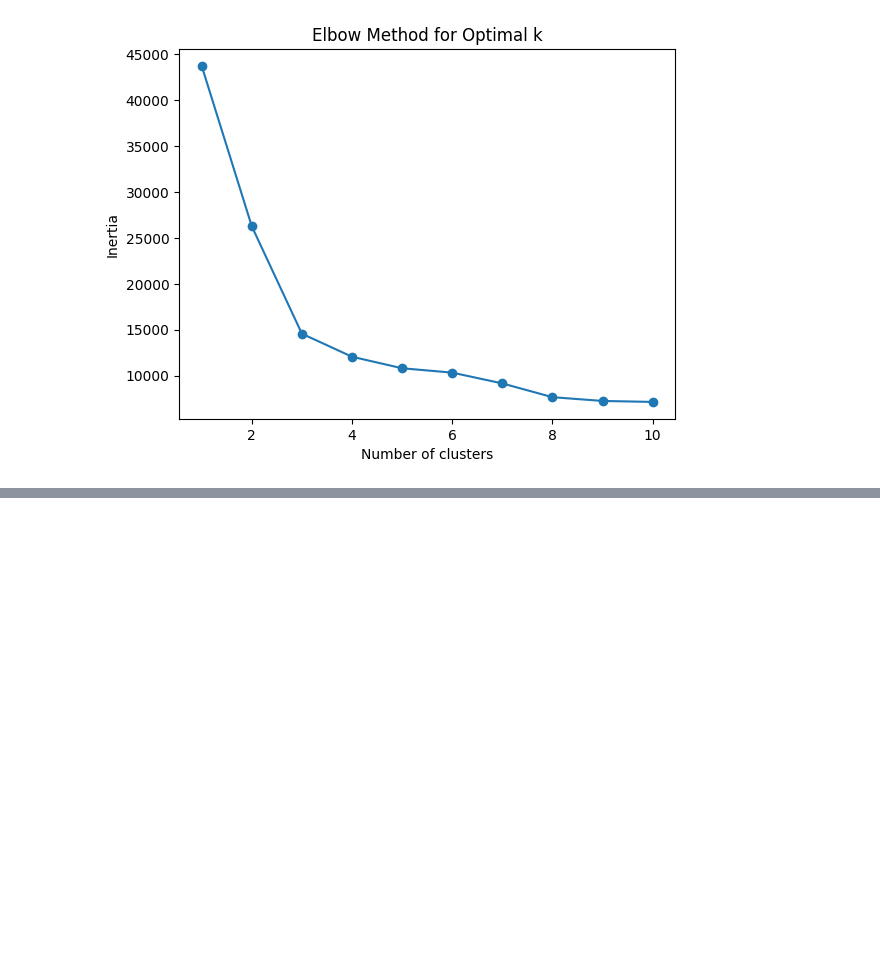
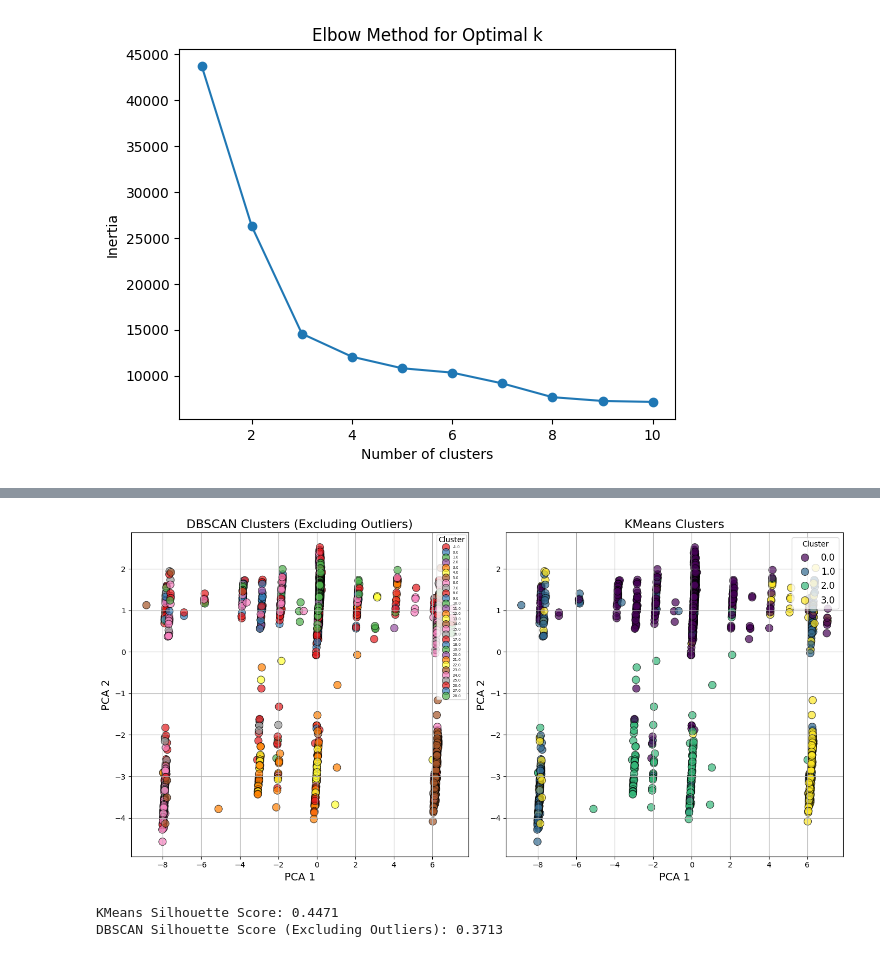
Before and after one commit to P40-D/Capstone_Project, a Jupyter notebook: M6_Project.ipynb, the cells around one changed output, grey strips where cells are left out. Cells and saved outputs as stored; diff of their text form; code cells hidden in the pictures; blank space fills up the shorter version.

```diff
--- a/M6_Project.ipynb
+++ b/M6_Project.ipynb
@@ -297,0 +317,53 @@ plt.show()
+# %%
+# Apply DBSCAN with optimal values
+dbscan = DBSCAN(eps=1.2, min_samples=5)
+df['DBSCAN_Cluster'] = dbscan.fit_predict(df)
+# %%
+# Remove DBSCAN outliers (label -1)
+df_no_outliers = df[df['DBSCAN_Cluster'] != -1]
+
+# Apply PCA to reduce data to 2D for visualization
+pca = PCA(n_components=2)
+pca_components = pca.fit_transform(df.drop(['DBSCAN_Cluster', 'KMeans_Cluster'], axis=1))
+
+# Create a DataFrame with PCA components and cluster labels
+pca_df = pd.DataFrame(pca_components, columns=['PCA1', 'PCA2'])
+pca_df['DBSCAN_Cluster'] = df['DBSCAN_Cluster']
+pca_df['KMeans_Cluster'] = df['KMeans_Cluster']
+
+import seaborn as sns
+import matplotlib.pyplot as plt
+
+# Set up the subplots
+fig, axes = plt.subplots(1, 2, figsize=(14, 7))
+
+# Plot DBSCAN clusters (without outliers)
+sns.scatterplot(x='PCA1', y='PCA2', hue='DBSCAN_Cluster', data=pca_df, palette='Set1', s=100, alpha=0.7, edgecolor='k', ax=axes[0])
+axes[0].set_title('DBSCAN Clusters (Excluding Outliers)', fontsize=16)
+axes[0].set_xlabel('PCA 1', fontsize=14)
+axes[0].set_ylabel('PCA 2', fontsize=14)
+axes[0].legend(title='Cluster', loc='upper right', fontsize=5)
+axes[0].grid(True)
+
+# Plot KMeans clusters
+sns.scatterplot(x='PCA1', y='PCA2', hue='KMeans_Cluster', data=pca_df, palette='viridis', s=100, alpha=0.7, edgecolor='k', ax=axes[1])
+axes[1].set_title('KMeans Clusters', fontsize=16)
+axes[1].set_xlabel('PCA 1', fontsize=14)
+axes[1].set_ylabel('PCA 2', fontsize=14)
+axes[1].legend(title='Cluster', loc='upper right', fontsize=12)
+axes[1].grid(True)
+
+plt.tight_layout()
+plt.show()
+# %% [output]
+[figure, added]
+# %%
+# Calculate silhouette score for KMeans and DBSCAN (ignoring outliers for DBSCAN)
+kmeans_silhouette = silhouette_score(df.drop(['DBSCAN_Cluster', 'KMeans_Cluster'], axis=1), df['KMeans_Cluster'])
+dbscan_silhouette = silhouette_score(df[df['DBSCAN_Cluster'] != -1].drop(['DBSCAN_Cluster', 'KMeans_Cluster'], axis=1), df[df['DBSCAN_Cluster'] != -1]['DBSCAN_Cluster'])
+
+print(f"KMeans Silhouette Score: {kmeans_silhouette:.4f}")
+print(f"DBSCAN Silhouette Score (Excluding Outliers): {dbscan_silhouette:.4f}")
+# %% [output]
+KMeans Silhouette Score: 0.4471
+DBSCAN Silhouette Score (Excluding Outliers): 0.3713
```
Also changed, not shown: parts of 15 cells of this notebook.
